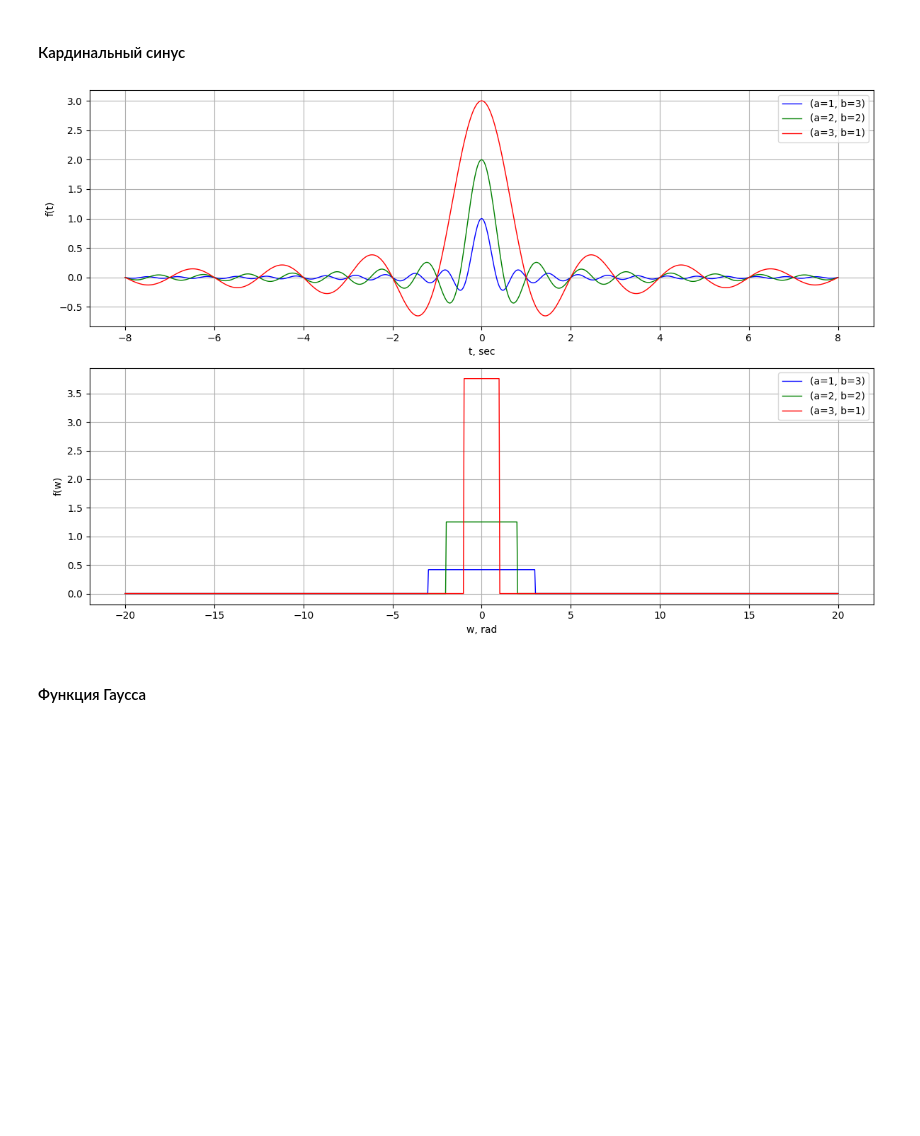
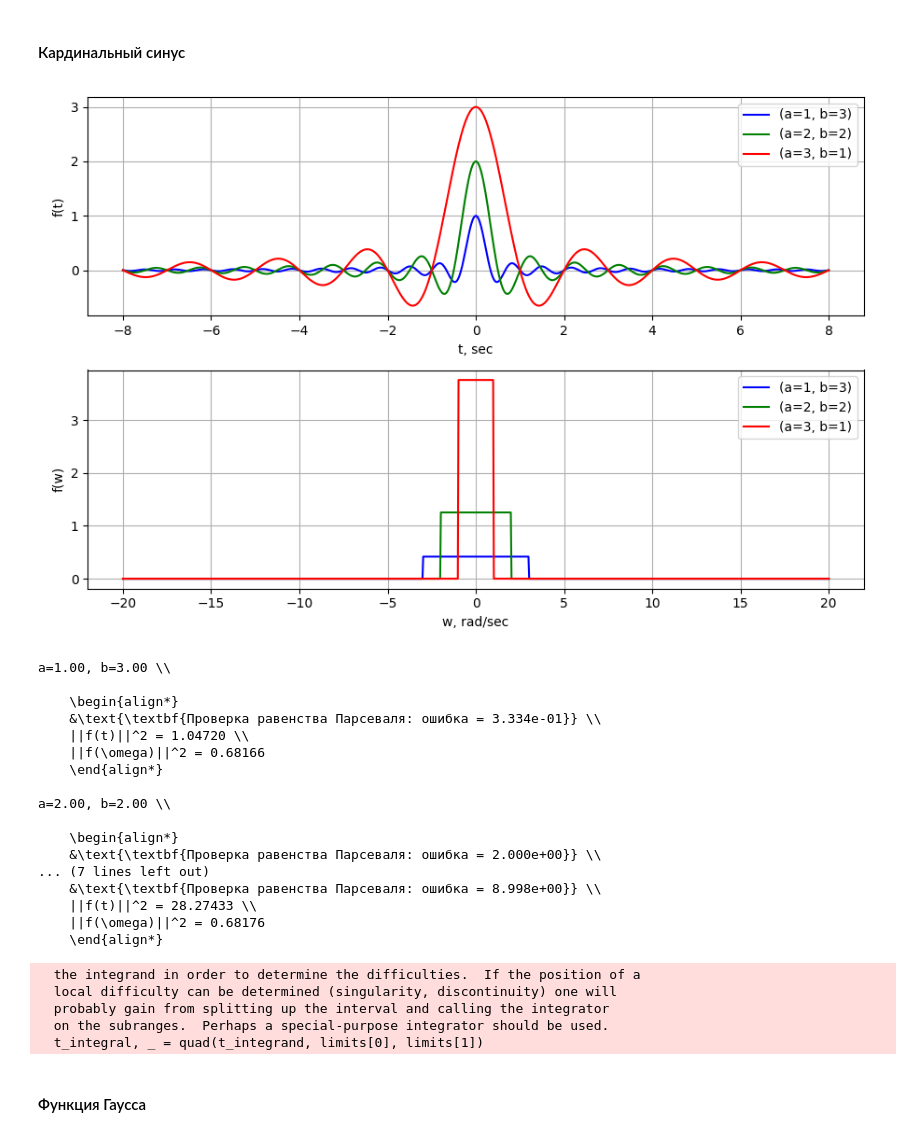
Before and after one commit to n-sukhov/ITMO-courses, a Jupyter notebook: Fourier_Methods/Lab2/Lab2.ipynb, the cells around one changed output. Cells and saved outputs as stored; diff of their text form; code cells hidden in the pictures; blank space fills up the shorter version.

```diff
--- a/Fourier_Methods/Lab2/Lab2.ipynb
+++ b/Fourier_Methods/Lab2/Lab2.ipynb
@@ -117,14 +140,6 @@ fw = [
     [[fourier_transform_two_way_attenuation(w, a, b) for w in w_spaces[4]] for (a, b) in ab]
 ]
 # %%
-function_names = [
-    "Rectangular function",
-    "Triangle function",
-    "Cardinal sine",
-    "Gaussian",
-    "Two-way exponential"
-]
-
 colors = ['blue', 'green', 'red']
 linestyles = ['-', '-', '-']
 labels = [f"(a={a}, b={b})" for (a, b) in ab]
@@ -138,7 +153,7 @@ for i in range(5):
         labels,
         "t, sec", "f(t)",
         colors, linestyles,
-        [1]*len(ab),
+        [1.5]*len(ab),
         [None]*len(ab),
         [None]*len(ab)
     )
@@ -147,9 +162,9 @@ for i in range(5):
         [w_spaces[i]] * len(ab),
         fw[i],
         labels,
-        "w, rad", "f(w)",
+        "w, rad/sec", "f(w)",
         colors, linestyles,
-        [1]*len(ab),
+        [1.5]*len(ab),
         [None]*len(ab),
         [None]*len(ab)
     )
@@ -158,5 +173,8 @@ for i in range(5):
 # %% [markdown]
 #### Прямоугольная функция
 # %%
-draw_plots(rows=2, cols=1, width=12, height=8, subplot_data=[[plot] for plot in subplot_data[0]])
+draw_plots(rows=2, cols=1, width=9, height=6, subplot_data=[[plot] for plot in subplot_data[0]])
+for a, b in ab:
+    print(r"a=%.2f, b=%.2f \\" % (a, b))
+    parseval_check(rect_func, fourier_transform_rect_func, (a, b))
 # %% [output]
@@ -164,5 +204,8 @@ draw_plots(rows=2, cols=1, width=12, height=8, subplot_data=[[plot] for plot in
 # %% [markdown]
 #### Треугольная функция
 # %%
-draw_plots(rows=2, cols=1, width=12, height=8, subplot_data=[[plot] for plot in subplot_data[1]])
+draw_plots(rows=2, cols=1, width=9, height=6, subplot_data=[[plot] for plot in subplot_data[1]])
+for a, b in ab:
+    print(r"a=%.2f, b=%.2f \\" % (a, b))
+    parseval_check(triangle_func, fourier_transform_triangle_func, (a, b))
 # %% [output]
@@ -170,9 +235,34 @@ draw_plots(rows=2, cols=1, width=12, height=8, subplot_data=[[plot] for plot in
 # %% [markdown]
 #### Кардинальный синус
 # %%
-draw_plots(rows=2, cols=1, width=12, height=8, subplot_data=[[plot] for plot in subplot_data[2]])
+draw_plots(rows=2, cols=1, width=9, height=6, subplot_data=[[plot] for plot in subplot_data[2]])
+for a, b in ab:
+    print(r"a=%.2f, b=%.2f \\" % (a, b))
+    parseval_check(card_sin, fourier_transform_card_sin, (a, b))
 # %% [output]
-[figure, old version]
+[figure, new version]
+a=1.00, b=3.00 \\
+
+    \begin{align*}
+    &\text{\textbf{Проверка равенства Парсеваля: ошибка = 3.334e-01}} \\
+    ||f(t)||^2 = 1.04720 \\
+    ||f(\omega)||^2 = 0.68166
+    \end{align*}
+
+a=2.00, b=2.00 \\
+
+    \begin{align*}
+    &\text{\textbf{Проверка равенства Парсеваля: ошибка = 2.000e+00}} \\
+... (7 lines left out)
+    &\text{\textbf{Проверка равенства Парсеваля: ошибка = 8.998e+00}} \\
+    ||f(t)||^2 = 28.27433 \\
+    ||f(\omega)||^2 = 0.68176
+    \end{align*}
+  the integrand in order to determine the difficulties.  If the position of a
+  local difficulty can be determined (singularity, discontinuity) one will
+  probably gain from splitting up the interval and calling the integrator
+  on the subranges.  Perhaps a special-purpose integrator should be used.
+  t_integral, _ = quad(t_integrand, limits[0], limits[1])
 # %% [markdown]
 #### Функция Гаусса
 # %%
```
Also changed, not shown: parts of 7 cells of this notebook, 5 other files.
